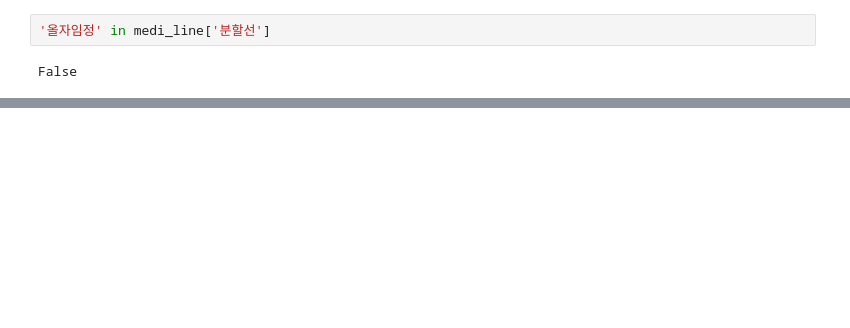
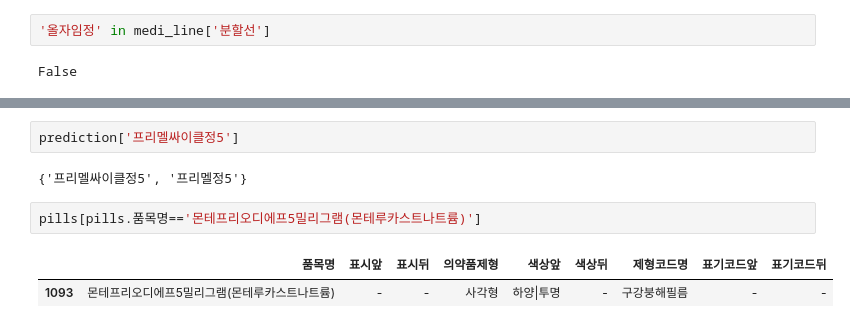
Before and after one commit to Bbonobono/Medicine, a Jupyter notebook: medicine2.ipynb, the cells around one changed output, grey strips where cells are left out. Cells and saved outputs as stored; diff of their text form; blank space fills up the shorter version.

```diff
--- a/medicine2.ipynb
+++ b/medicine2.ipynb
@@ -329,0 +563,9 @@ False
+# %%
+prediction['프리멜싸이클정5']
+# %% [output]
+{'프리멜싸이클정5', '프리멜정5'}
+# %%
+pills[pills.품목명=='몬테프리오디에프5밀리그램(몬테루카스트나트륨)']
+# %% [output]
+|  | 품목명 | 표시앞 | 표시뒤 | 의약품제형 | 색상앞 | 색상뒤 | 제형코드명 | 표기코드앞 | 표기코드뒤 |
+| 1093 | 몬테프리오디에프5밀리그램(몬테루카스트나트륨) | - | - | 사각형 | 하양|투명 | - | 구강붕해필름 | - | - |
```
Also changed, not shown: parts of 22 cells of this notebook.
